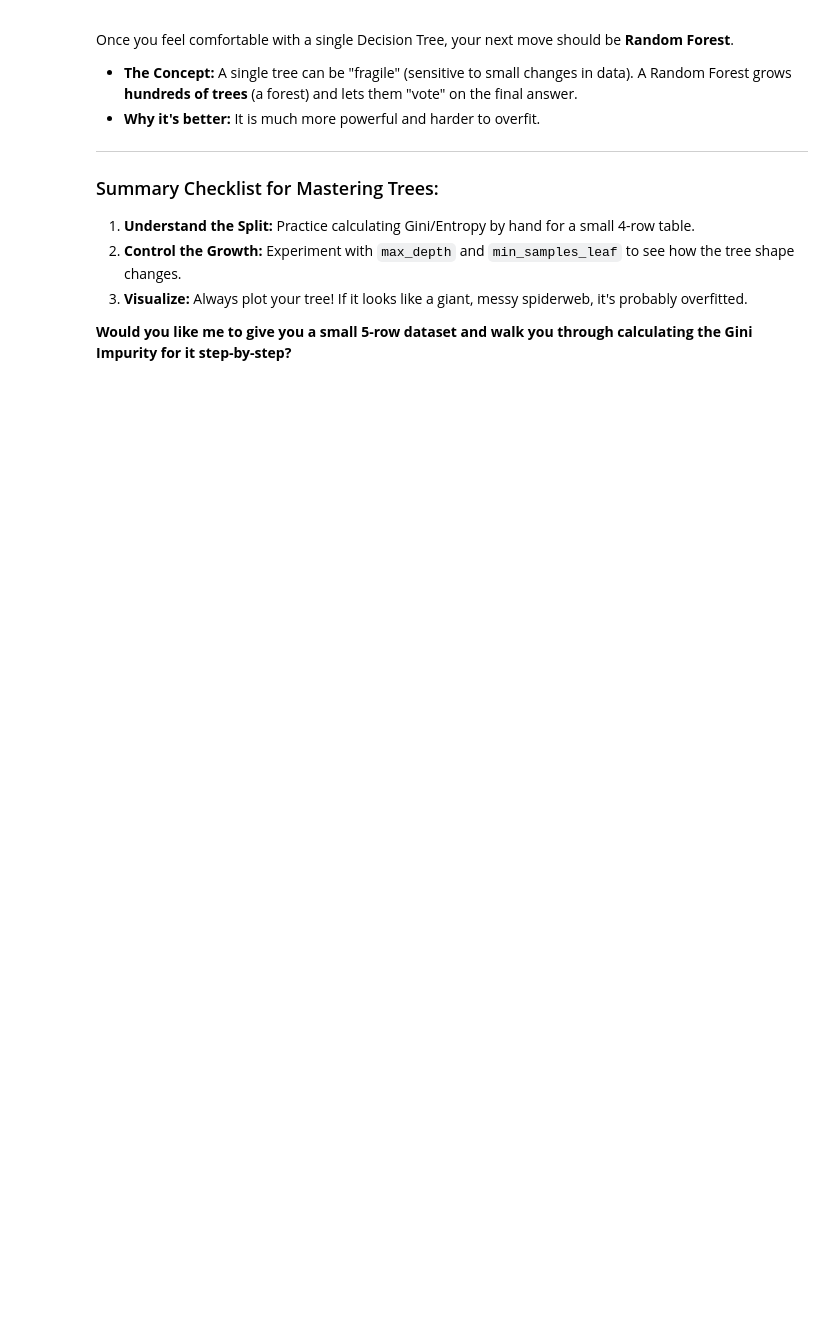
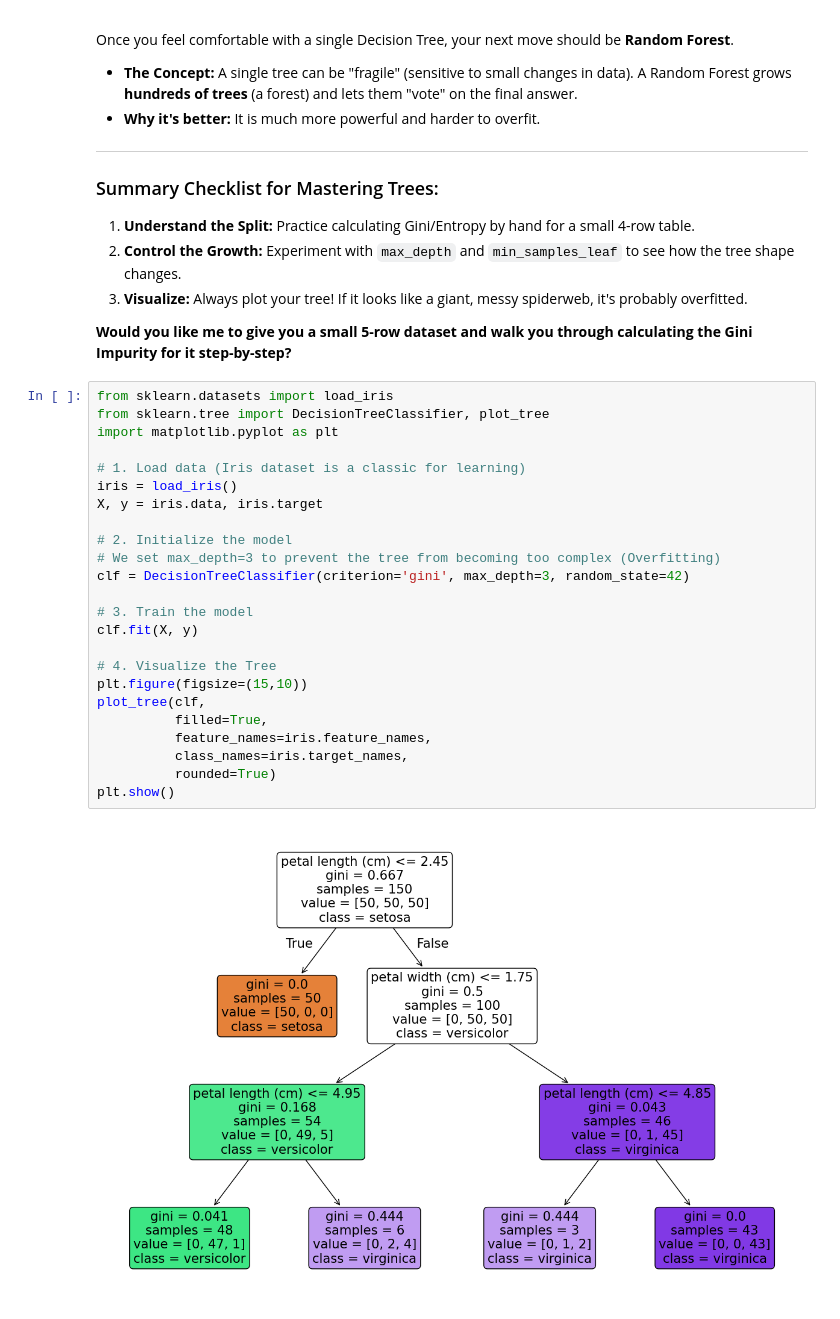
Before and after one commit to Danish12365/AI-and-Data-Science-6-Months, a Jupyter notebook: day_79/Decision Trees and Theory.ipynb, the cells around one changed output. Drawn from its saved outputs; the diff is of its cells as text; blank space fills up the shorter version.

```diff
--- a/day_79/Decision Trees and Theory.ipynb
+++ b/day_79/Decision Trees and Theory.ipynb
@@ -183,3 +185,29 @@ Once you feel comfortable with a single Decision Tree, your next move should be
 3. **Visualize:** Always plot your tree! If it looks like a giant, messy spiderweb, it's probably overfitted.
 
 **Would you like me to give you a small 5-row dataset and walk you through calculating the Gini Impurity for it step-by-step?**
+# %%
+from sklearn.datasets import load_iris
+from sklearn.tree import DecisionTreeClassifier, plot_tree
+import matplotlib.pyplot as plt
+
+# 1. Load data (Iris dataset is a classic for learning)
+iris = load_iris()
+X, y = iris.data, iris.target
+
+# 2. Initialize the model
+# We set max_depth=3 to prevent the tree from becoming too complex (Overfitting)
+clf = DecisionTreeClassifier(criterion='gini', max_depth=3, random_state=42)
+
+# 3. Train the model
+clf.fit(X, y)
+
+# 4. Visualize the Tree
+plt.figure(figsize=(15,10))
+plot_tree(clf,
+          filled=True,
+          feature_names=iris.feature_names,
+          class_names=iris.target_names,
+          rounded=True)
+plt.show()
+# %% [output]
+[figure, added]
```
Also changed, not shown: parts of 1 cell of this notebook, 14 other files.
